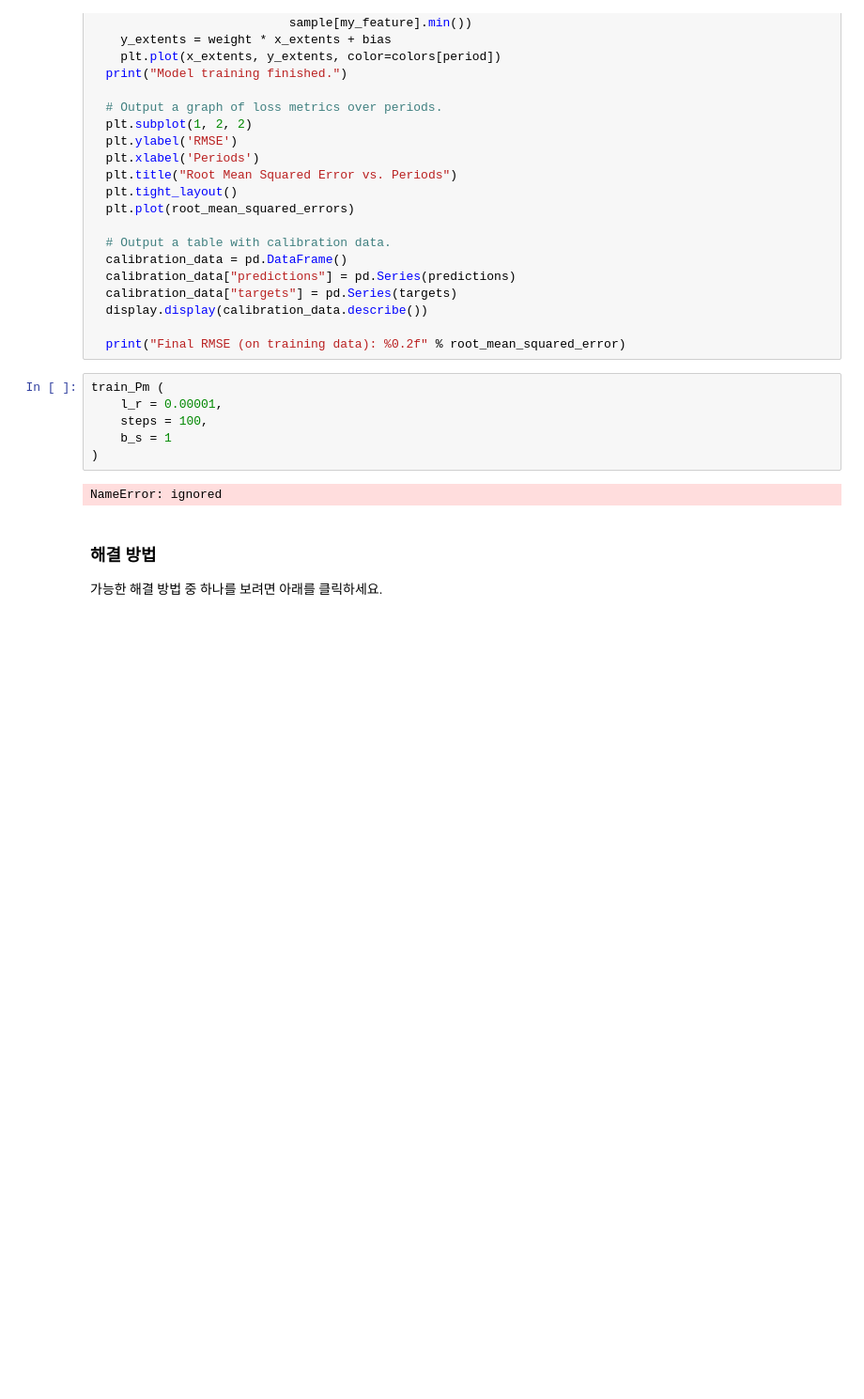
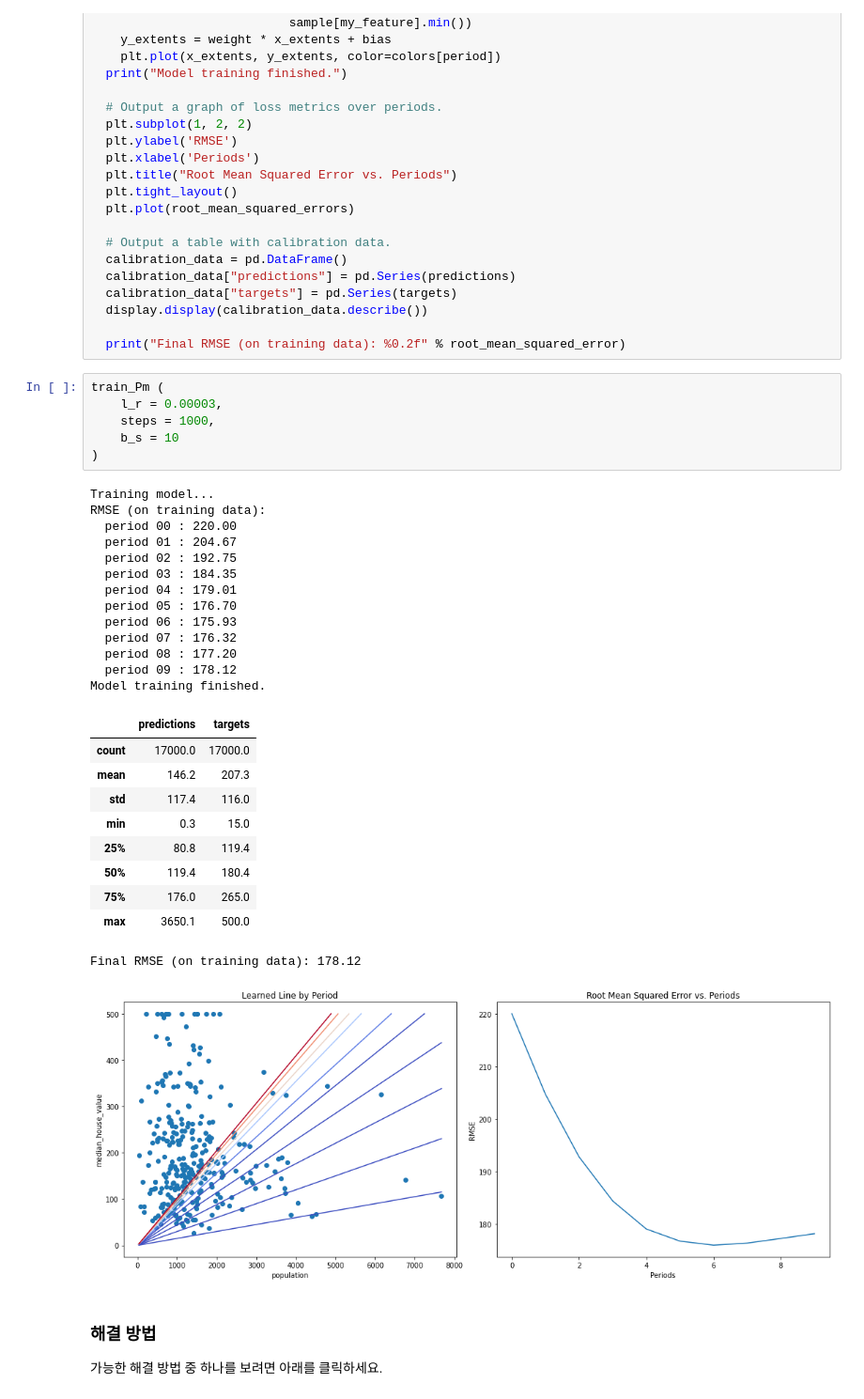
Before and after one commit to adasey/MachineLearn, a Jupyter notebook: first_steps_with_tensor_flow.ipynb, the cells around one changed output. Shown: that part at 94% size. Drawn from its saved outputs; the diff is of its cells as text; blank space fills up the shorter version.

```diff
--- a/first_steps_with_tensor_flow.ipynb
+++ b/first_steps_with_tensor_flow.ipynb
@@ -602,12 +602,35 @@ def train_Pm(l_r, steps, b_s, input_feature="population"):
   print("Final RMSE (on training data): %0.2f" % root_mean_squared_error)
 # %%
 train_Pm (
-    l_r = 0.00001,
-    steps = 100,
-    b_s = 1
+    l_r = 0.00003,
+    steps = 1000,
+    b_s = 10
 )
 # %% [output]
-NameError: ignored
+Training model...
+RMSE (on training data):
+  period 00 : 220.00
+  period 01 : 204.67
+  period 02 : 192.75
+  period 03 : 184.35
+  period 04 : 179.01
+  period 05 : 176.70
+  period 06 : 175.93
+  period 07 : 176.32
+  period 08 : 177.20
+  period 09 : 178.12
+Model training finished.
+|  | predictions | targets |
+| count | 17000.0 | 17000.0 |
+| mean | 146.2 | 207.3 |
+| std | 117.4 | 116.0 |
+| min | 0.3 | 15.0 |
+| 25% | 80.8 | 119.4 |
+| 50% | 119.4 | 180.4 |
+| 75% | 176.0 | 265.0 |
+| max | 3650.1 | 500.0 |
+Final RMSE (on training data): 178.12
+[figure, added]
 # %% [markdown]
  ### 해결 방법
 
```
Also changed, not shown: parts of 1 cell of this notebook.
